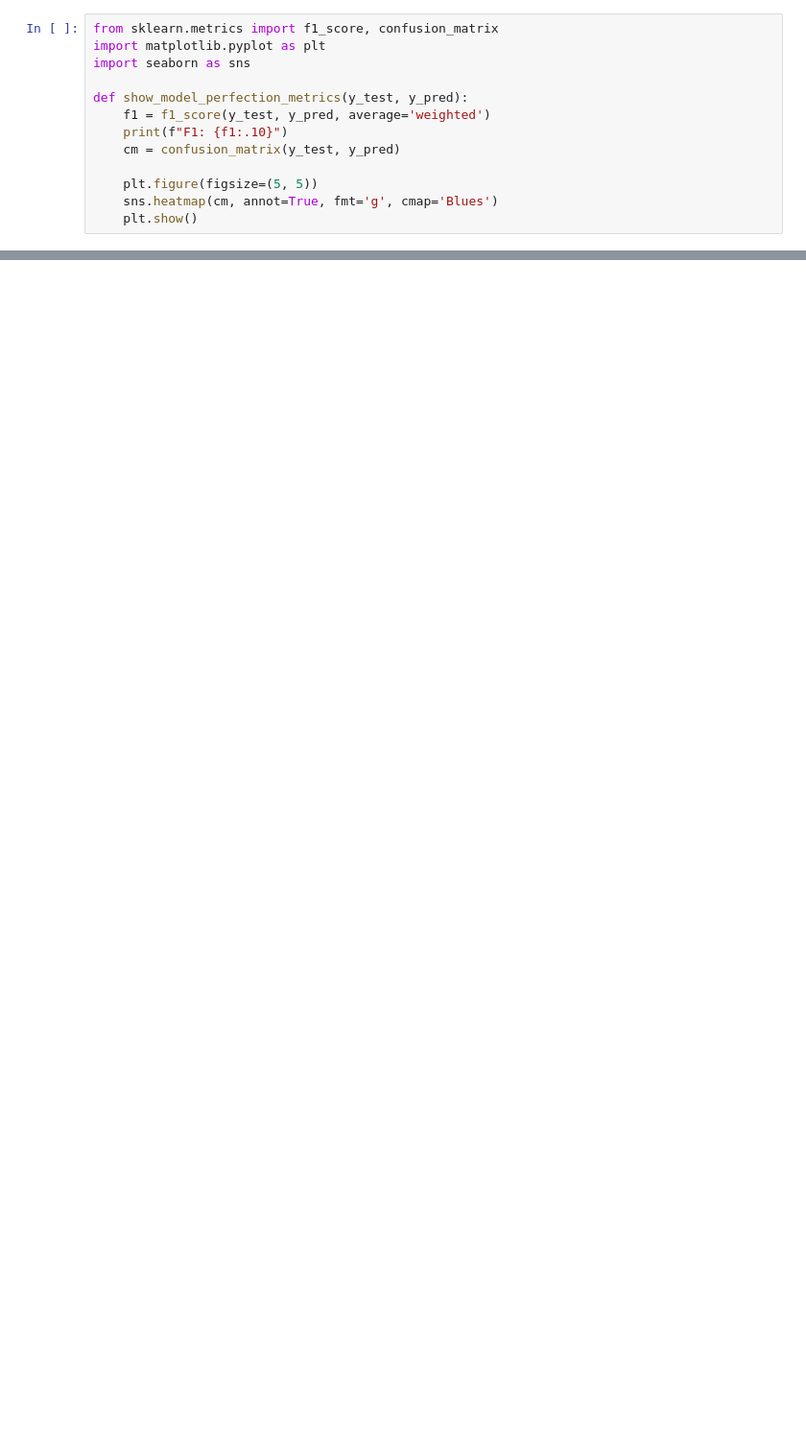
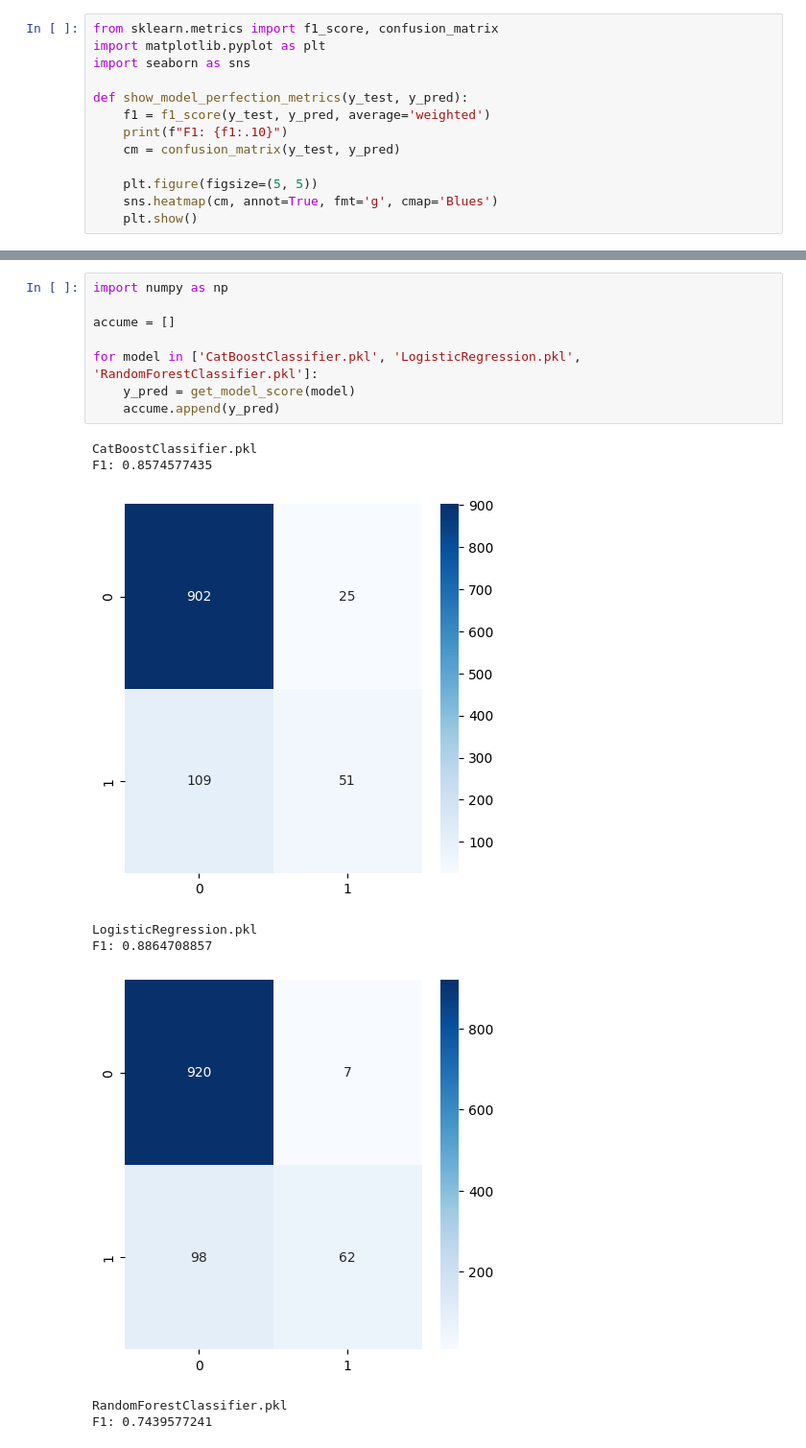
Before and after one commit to setday/HSE_ML_SP2024, a Jupyter notebook: notebooks/results.ipynb, the cells around one changed output, grey strips where cells are left out. Shown at 96% size. Drawn from its saved outputs; the diff is of its cells as text; blank space fills up the shorter version.

```diff
--- a/notebooks/results.ipynb
+++ b/notebooks/results.ipynb
@@ -80,0 +82,17 @@ def show_model_perfection_metrics(y_test, y_pred):
+# %%
+import numpy as np
+
+accume = []
+
+for model in ['CatBoostClassifier.pkl', 'LogisticRegression.pkl', 'RandomForestClassifier.pkl']:
+    y_pred = get_model_score(model)
+    accume.append(y_pred)
+# %% [output]
+CatBoostClassifier.pkl
+F1: 0.8574577435
+[figure, added]
+LogisticRegression.pkl
+F1: 0.8864708857
+[figure, added]
+RandomForestClassifier.pkl
+F1: 0.7439577241
```
Also changed, not shown: parts of 9 cells of this notebook.
